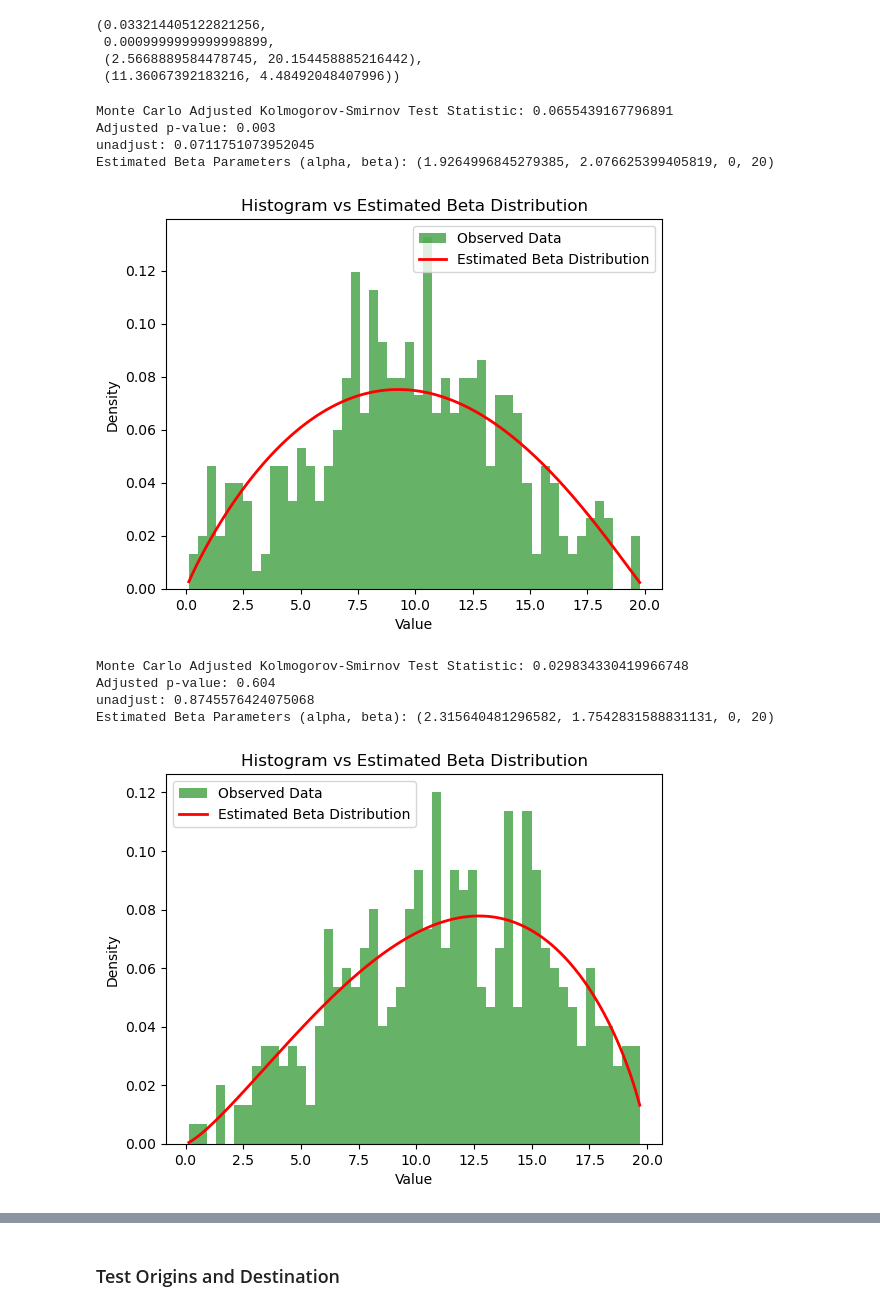
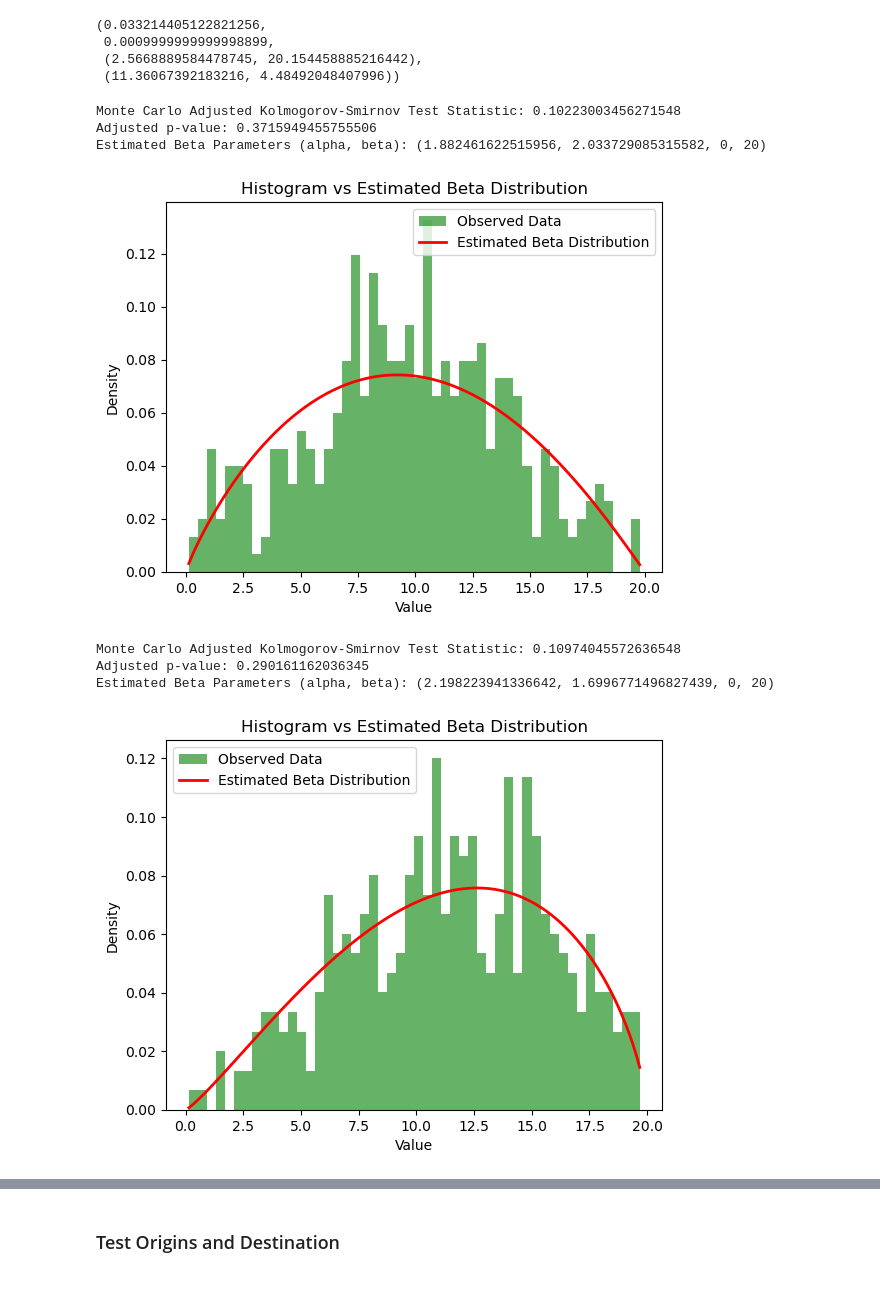
Before and after one commit to noPunintended/Squareshire_simulation, a Jupyter notebook: Codes/notebooks/stats_test.ipynb, the cells around one changed output, grey strips where cells are left out. Saved outputs shown, nothing was run; the diff lists cells and outputs as text; code cells hidden in the pictures.

Commit message:
[ADD] Imprive stats test

```diff
--- a/Codes/notebooks/stats_test.ipynb
+++ b/Codes/notebooks/stats_test.ipynb
@@ -131,6 +131,33 @@ def estimate_uniform_parameters(data):
     min_est, scale_est = stats.uniform.fit(data)[:2]  # Extract loc (min) and scale (max - min)
     max_est = min_est + scale_est
     return min_est, max_est
+
+
+def split_data(data, perc=0.8):
+    n = np.size(data)
+    n_train = int(n * perc)
+    indices = np.random.permutation(data)
+    X, y = indices[:n_train], indices[n_train:]
+
+    return X, y
+
+
+def fit_and_test(data, dist_type):
+
+    X, y = split_data(data, perc=0.8)
+    if dist_type == 'beta':
+        param1, param2, loc, scale = estimate_beta_parameters(X)
+        cdf_func = stats.beta.cdf
+        args = (param1, param2, loc, scale)  # Allow loc and scale
+    elif dist_type == 'uniform':
+        param1, param2 = estimate_uniform_parameters(X)
+        cdf_func = stats.uniform.cdf
+        args = (param1, param2 - param1)  # Convert to loc and scale
+
+    ks_stat, p_test = stats.kstest(y, cdf_func, args=args)
+
+    return ks_stat, p_test, args
+
 
 def ks_test_mc(data, dist_type='beta', n_bootstrap=1000):
     """
@@ -459,29 +484,25 @@ lilliefors_test(rider_dest_y, 'gaussian')
  (2.5668889584478745, 20.154458885216442),
  (11.36067392183216, 4.48492048407996))
 # %%
-ks_stat, ks_p_value, beta_params, og_p = ks_test_mc(driver_origin_x, 'beta')
+ks_stat, ks_p_value, beta_params = fit_and_test(driver_origin_x, 'beta')
 print("Monte Carlo Adjusted Kolmogorov-Smirnov Test Statistic:", ks_stat)
 print("Adjusted p-value:", ks_p_value)
-print("unadjust:", og_p)
 print("Estimated Beta Parameters (alpha, beta):", beta_params)
 plot_distribution_fit(driver_origin_x, beta_params, 'beta')
 # %% [output]
-Monte Carlo Adjusted Kolmogorov-Smirnov Test Statistic: 0.0655439167796891
-Adjusted p-value: 0.003
-unadjust: 0.0711751073952045
-Estimated Beta Parameters (alpha, beta): (1.9264996845279385, 2.076625399405819, 0, 20)
+Monte Carlo Adjusted Kolmogorov-Smirnov Test Statistic: 0.10223003456271548
+Adjusted p-value: 0.3715949455755506
+Estimated Beta Parameters (alpha, beta): (1.882461622515956, 2.033729085315582, 0, 20)
 [figure]
 # %%
-ks_stat, ks_p_value, beta_params, og_p = ks_test_mc(driver_origin_y, dist_type='beta')
+ks_stat, ks_p_value, beta_params = fit_and_test(driver_origin_y, 'beta')
 print("Monte Carlo Adjusted Kolmogorov-Smirnov Test Statistic:", ks_stat)
 print("Adjusted p-value:", ks_p_value)
-print("unadjust:", og_p)
 print("Estimated Beta Parameters (alpha, beta):", beta_params)
 plot_distribution_fit(driver_origin_y, beta_params, 'beta')
 # %% [output]
-Monte Carlo Adjusted Kolmogorov-Smirnov Test Statistic: 0.029834330419966748
-Adjusted p-value: 0.604
-unadjust: 0.8745576424075068
-Estimated Beta Parameters (alpha, beta): (2.315640481296582, 1.7542831588831131, 0, 20)
+Monte Carlo Adjusted Kolmogorov-Smirnov Test Statistic: 0.10974045572636548
+Adjusted p-value: 0.290161162036345
+Estimated Beta Parameters (alpha, beta): (2.198223941336642, 1.6996771496827439, 0, 20)
-[figure, old version]
+[figure, new version]
 # %%
```
Also changed, not shown: parts of 20 cells of this notebook, 1 other file.
